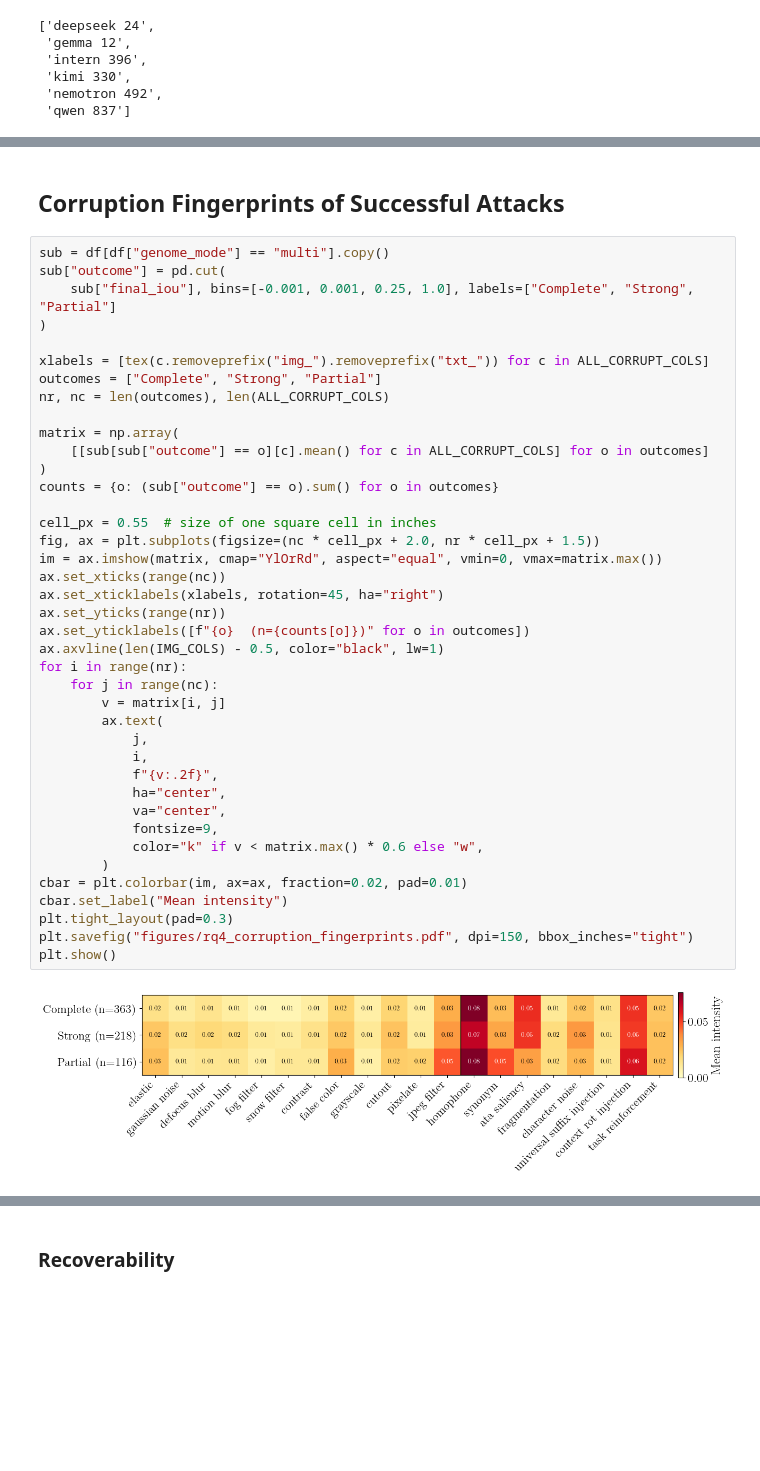
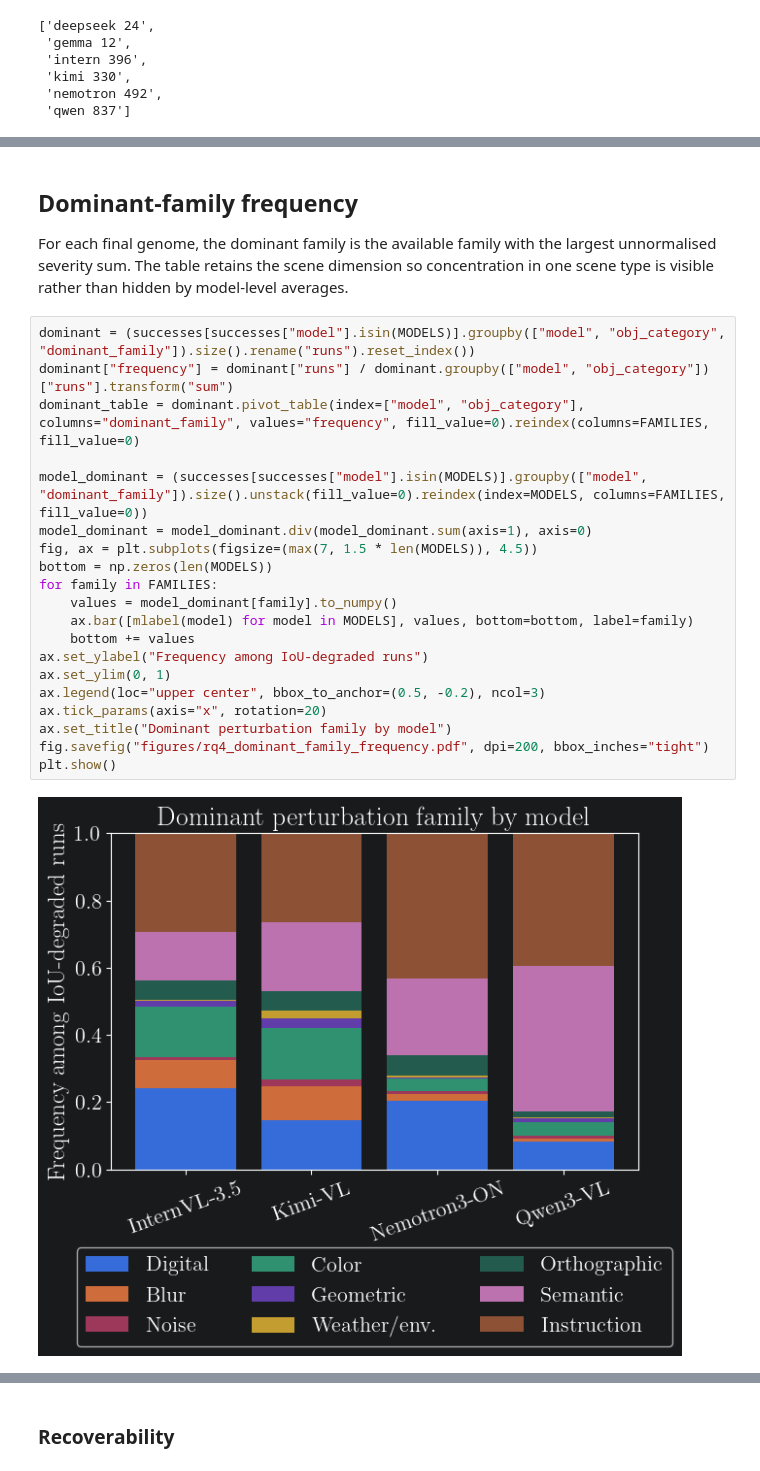
Before and after one commit to oliverweissl/SMOO, a Jupyter notebook: experiments/RQ4_Correlation.ipynb, the cells around one changed output, grey strips where cells are left out. Drawn from its saved outputs; the diff is of its cells as text; blank space fills up the shorter version.

```diff
--- a/experiments/RQ4_Correlation.ipynb
+++ b/experiments/RQ4_Correlation.ipynb
@@ -212,44 +148,26 @@ plt.show()
 # %% [markdown]
-## Corruption Fingerprints of Successful Attacks
+## Dominant-family frequency
+
+For each final genome, the dominant family is the available family with the largest unnormalised severity sum. The table retains the scene dimension so concentration in one scene type is visible rather than hidden by model-level averages.
 # %%
-sub = df[df["genome_mode"] == "multi"].copy()
-sub["outcome"] = pd.cut(
-    sub["final_iou"], bins=[-0.001, 0.001, 0.25, 1.0], labels=["Complete", "Strong", "Partial"]
-)
+dominant = (successes[successes["model"].isin(MODELS)].groupby(["model", "obj_category", "dominant_family"]).size().rename("runs").reset_index())
+dominant["frequency"] = dominant["runs"] / dominant.groupby(["model", "obj_category"])["runs"].transform("sum")
+dominant_table = dominant.pivot_table(index=["model", "obj_category"], columns="dominant_family", values="frequency", fill_value=0).reindex(columns=FAMILIES, fill_value=0)
 
-xlabels = [tex(c.removeprefix("img_").removeprefix("txt_")) for c in ALL_CORRUPT_COLS]
-outcomes = ["Complete", "Strong", "Partial"]
-nr, nc = len(outcomes), len(ALL_CORRUPT_COLS)
-
-matrix = np.array(
-    [[sub[sub["outcome"] == o][c].mean() for c in ALL_CORRUPT_COLS] for o in outcomes]
-)
-counts = {o: (sub["outcome"] == o).sum() for o in outcomes}
-
-cell_px = 0.55  # size of one square cell in inches
-fig, ax = plt.subplots(figsize=(nc * cell_px + 2.0, nr * cell_px + 1.5))
-im = ax.imshow(matrix, cmap="YlOrRd", aspect="equal", vmin=0, vmax=matrix.max())
-ax.set_xticks(range(nc))
-ax.set_xticklabels(xlabels, rotation=45, ha="right")
-ax.set_yticks(range(nr))
-ax.set_yticklabels([f"{o}  (n={counts[o]})" for o in outcomes])
-ax.axvline(len(IMG_COLS) - 0.5, color="black", lw=1)
-for i in range(nr):
-    for j in range(nc):
-        v = matrix[i, j]
-        ax.text(
-            j,
-            i,
-            f"{v:.2f}",
-            ha="center",
-            va="center",
-            fontsize=9,
-            color="k" if v < matrix.max() * 0.6 else "w",
-        )
-cbar = plt.colorbar(im, ax=ax, fraction=0.02, pad=0.01)
-cbar.set_label("Mean intensity")
-plt.tight_layout(pad=0.3)
-plt.savefig("figures/rq4_corruption_fingerprints.pdf", dpi=150, bbox_inches="tight")
+model_dominant = (successes[successes["model"].isin(MODELS)].groupby(["model", "dominant_family"]).size().unstack(fill_value=0).reindex(index=MODELS, columns=FAMILIES, fill_value=0))
+model_dominant = model_dominant.div(model_dominant.sum(axis=1), axis=0)
+fig, ax = plt.subplots(figsize=(max(7, 1.5 * len(MODELS)), 4.5))
+bottom = np.zeros(len(MODELS))
+for family in FAMILIES:
+    values = model_dominant[family].to_numpy()
+    ax.bar([mlabel(model) for model in MODELS], values, bottom=bottom, label=family)
+    bottom += values
+ax.set_ylabel("Frequency among IoU-degraded runs")
+ax.set_ylim(0, 1)
+ax.legend(loc="upper center", bbox_to_anchor=(0.5, -0.2), ncol=3)
+ax.tick_params(axis="x", rotation=20)
+ax.set_title("Dominant perturbation family by model")
+fig.savefig("figures/rq4_dominant_family_frequency.pdf", dpi=200, bbox_inches="tight")
 plt.show()
 # %% [output]
-[figure, old version]
+[figure, new version]
```
Also changed, not shown: parts of 8 cells of this notebook, 1 other file.
